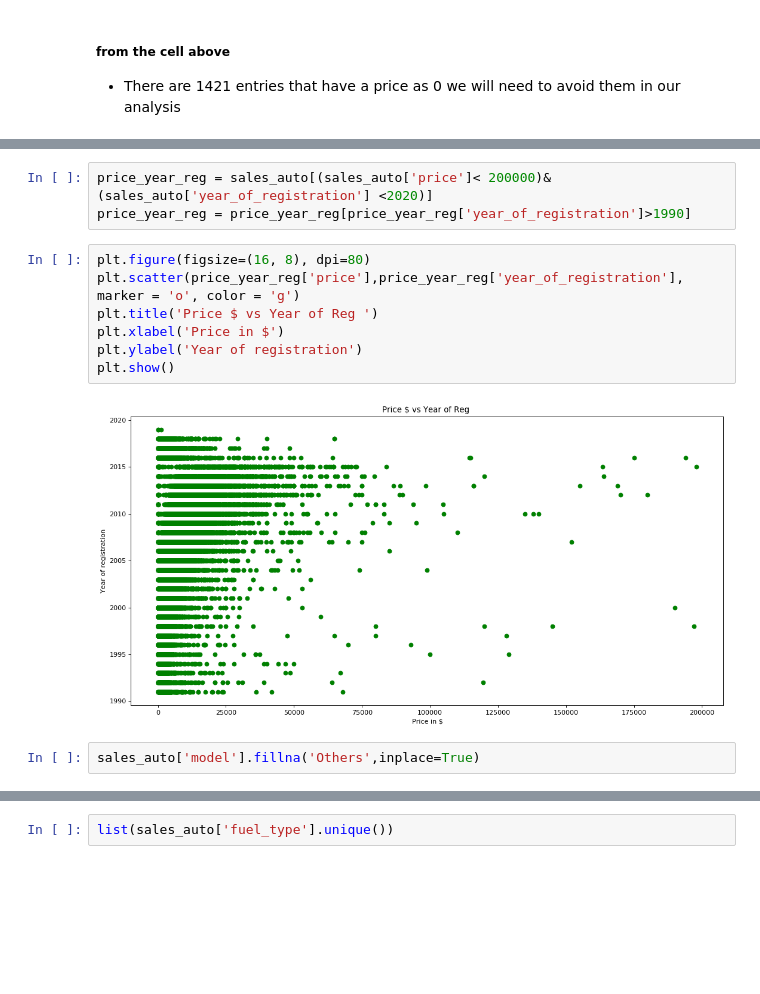
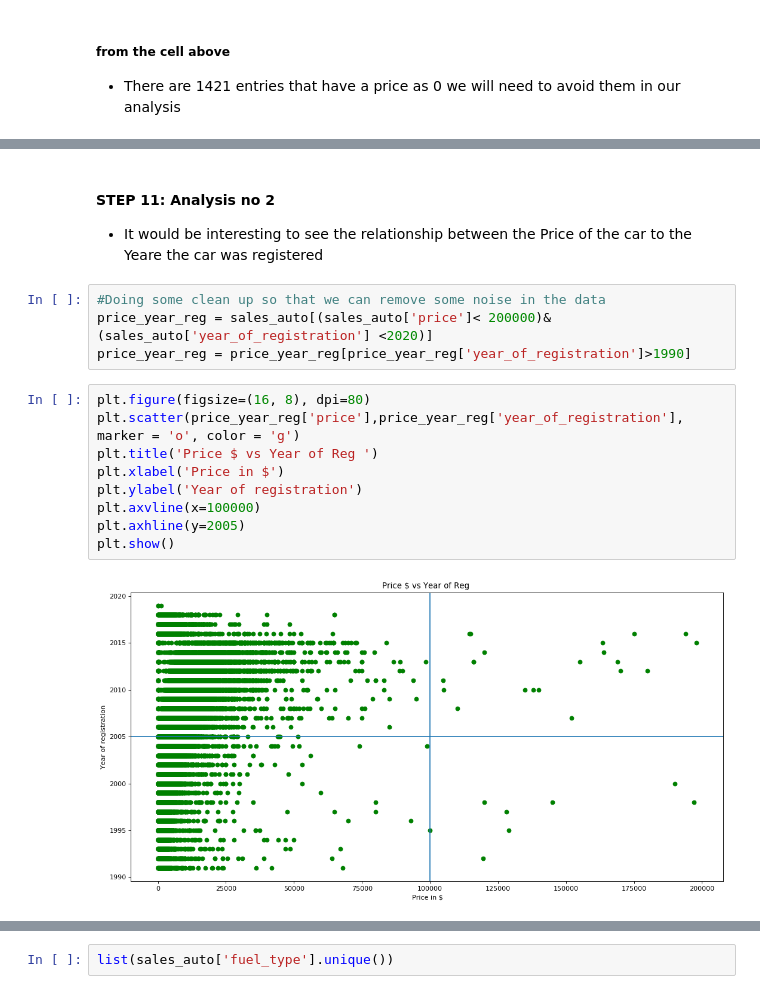
Before and after one commit to ndangalasinh/dataquest_exploring_ebay_car_sales, a Jupyter notebook: dataquest_exploring_ebay_car_sales.ipynb, the cells around one changed output, grey strips where cells are left out. Drawn from its saved outputs; the diff is of its cells as text; blank space fills up the shorter version.

```diff
--- a/dataquest_exploring_ebay_car_sales.ipynb
+++ b/dataquest_exploring_ebay_car_sales.ipynb
@@ -234,14 +260,18 @@ plt.show()
+# %% [markdown]
+#### STEP 11: Analysis no 2
+ - It would be interesting to see the relationship between the Price of the car to the Yeare the car was registered
 # %%
+#Doing some clean up so that we can remove some noise in the data
 price_year_reg = sales_auto[(sales_auto['price']< 200000)&(sales_auto['year_of_registration'] <2020)]
 price_year_reg = price_year_reg[price_year_reg['year_of_registration']>1990]
 # %%
 plt.figure(figsize=(16, 8), dpi=80)
 plt.scatter(price_year_reg['price'],price_year_reg['year_of_registration'], marker = 'o', color = 'g')
 plt.title('Price $ vs Year of Reg ')
 plt.xlabel('Price in $')
 plt.ylabel('Year of registration')
+plt.axvline(x=100000)
+plt.axhline(y=2005)
 plt.show()
 # %% [output]
-[figure, old version]
+[figure, new version]
-# %%
-sales_auto['model'].fillna('Others',inplace=True)
```
Also changed, not shown: parts of 43 cells of this notebook.
